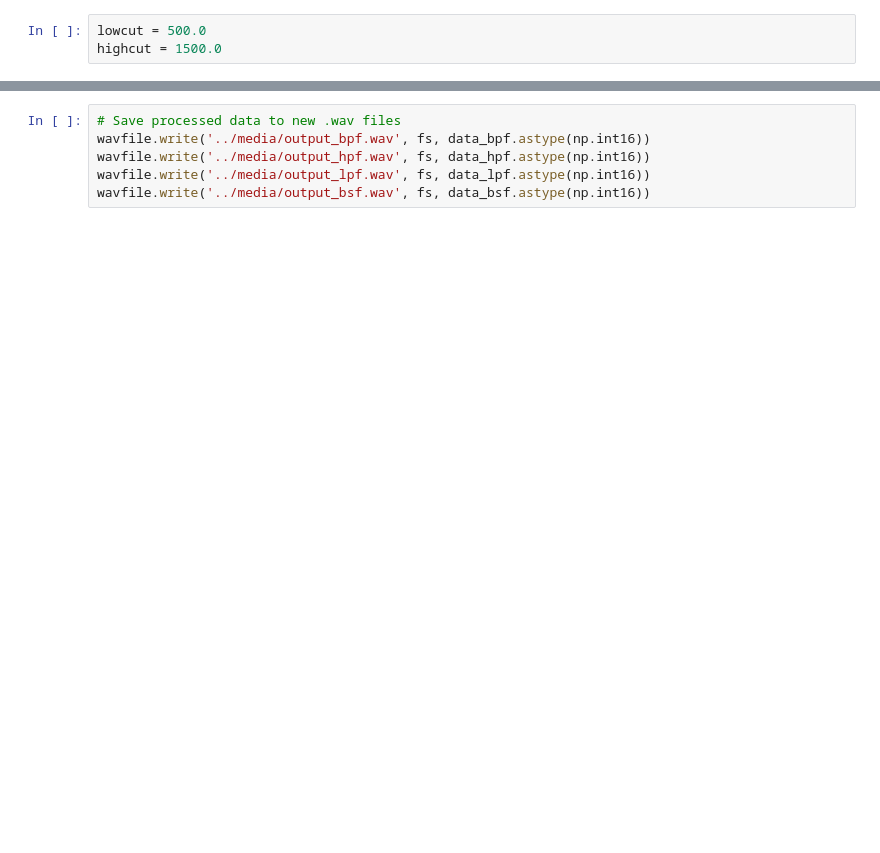
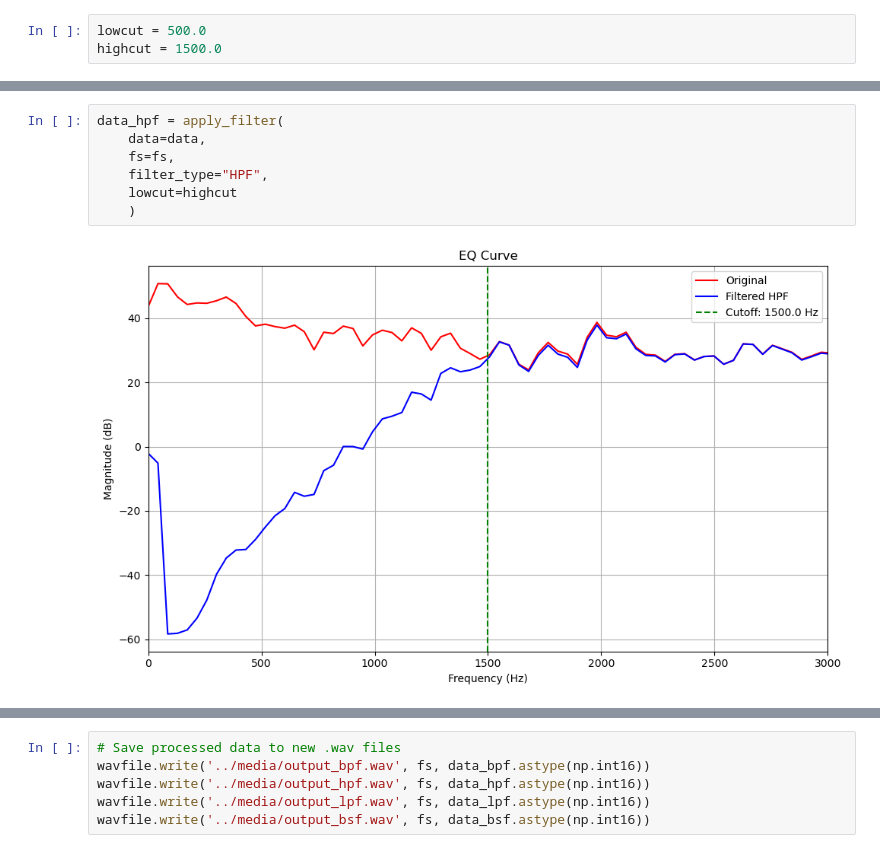
Before and after one commit to PNU-AID/audio-DSP-study, a Jupyter notebook: gamchan/0810/impulse_response.ipynb, the cells around one changed output, grey strips where cells are left out. Cells and saved outputs as stored; diff of their text form; blank space fills up the shorter version.

```diff
--- a/gamchan/0810/impulse_response.ipynb
+++ b/gamchan/0810/impulse_response.ipynb
@@ -90,0 +124,9 @@ plot_signal(time, data_bsf, "Band Stop Filtered Signal")
+# %%
+data_hpf = apply_filter(
+    data=data,
+    fs=fs,
+    filter_type="HPF",
+    lowcut=highcut
+    )
+# %% [output]
+[figure, added]
```
Also changed, not shown: parts of 27 cells of this notebook, 1 other file.
